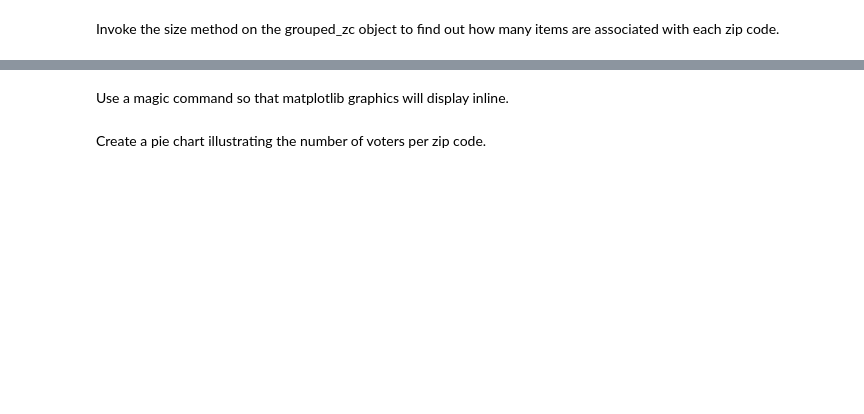
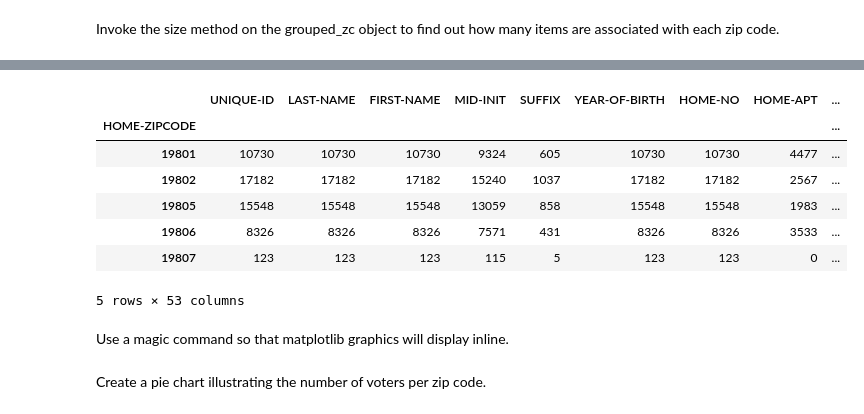
Before and after one commit to imirransom/DataEngineering.Labs.RegisteredVotersFileWilmingtonDE, a Jupyter notebook: data/wilmington_de_registered_voters.ipynb, the cells around one changed output, grey strips where cells are left out. Drawn from its saved outputs; the diff is of its cells as text; code cells hidden in the pictures; blank space fills up the shorter version.

```diff
--- a/data/wilmington_de_registered_voters.ipynb
+++ b/data/wilmington_de_registered_voters.ipynb
@@ -49,5 +104,14 @@ grouped_zc.size()
 # %%
-grouped_zc.show
+grouped_zc.count()
+# %% [output]
+|  | UNIQUE-ID | LAST-NAME | FIRST-NAME | MID-INIT | SUFFIX | YEAR-OF-BIRTH | HOME-NO | HOME-APT | ... |
+| HOME-ZIPCODE |  |  |  |  |  |  |  |  | ... |
+| 19801 | 10730 | 10730 | 10730 | 9324 | 605 | 10730 | 10730 | 4477 | ... |
+| 19802 | 17182 | 17182 | 17182 | 15240 | 1037 | 17182 | 17182 | 2567 | ... |
+| 19805 | 15548 | 15548 | 15548 | 13059 | 858 | 15548 | 15548 | 1983 | ... |
+| 19806 | 8326 | 8326 | 8326 | 7571 | 431 | 8326 | 8326 | 3533 | ... |
+| 19807 | 123 | 123 | 123 | 115 | 5 | 123 | 123 | 0 | ... |
+5 rows × 53 columns
 # %% [markdown]
 Use a magic command so that matplotlib graphics will display inline.
 # %%
```
Also changed, not shown: parts of 8 cells of this notebook.
